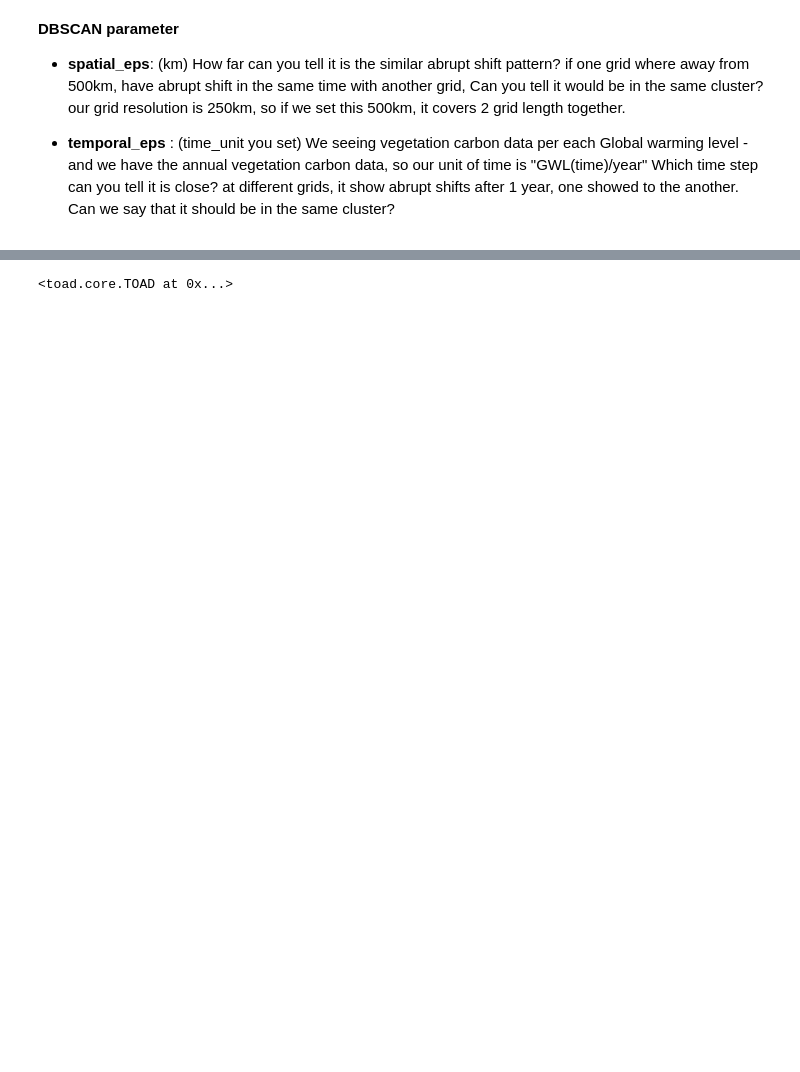
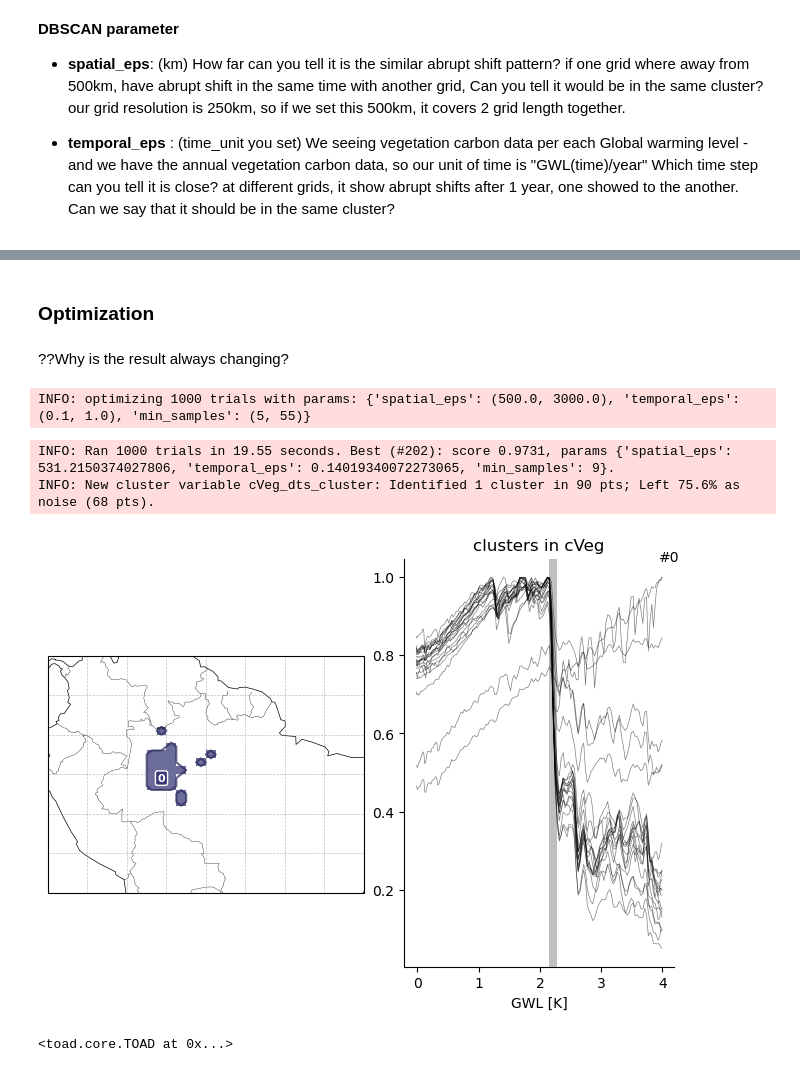
Before and after one commit to GinnyinGermany/TOAD_CLEWS, a Jupyter notebook: Amazon/TOAD_Amazon_main.ipynb, the cells around one changed output, grey strips where cells are left out. Saved outputs shown, nothing was run; the diff lists cells and outputs as text; code cells hidden in the pictures; blank space fills up the shorter version.

```diff
--- a/Amazon/TOAD_Amazon_main.ipynb
+++ b/Amazon/TOAD_Amazon_main.ipynb
@@ -204,3 +197,34 @@ Which time step can you tell it is close? at different grids, it show abrupt shi
+# %% [markdown]
+### Optimization
+# %% [markdown]
+??Why is the result always changing?
+# %%
+td.compute_clusters(
+    var=VARIABLE,
+    method=SpaceTimeDBSCAN,
+    shift_direction="negative",
+    shift_selection="local",
+
+    optimize=True,
+    optimize_params={
+        "spatial_eps": (500.0, 3000.0),   # km
+        "temporal_eps": (0.1, 1.0),       # °C GWL
+        "min_samples": (5, 55),            # integer
+    },
+
+    optimize_objective="combined_spatial_nonlinearity",
+    optimize_direction="maximize",
+    optimize_n_trials=1000,
+    overwrite=True,
+)
+
+# plot the latest cluster variable
+td.plot.overview(td.cluster_vars[-1], normalize="max_each");
+# %% [output]
+INFO: optimizing 1000 trials with params: {'spatial_eps': (500.0, 3000.0), 'temporal_eps': (0.1, 1.0), 'min_samples': (5, 55)}
+INFO: Ran 1000 trials in 19.55 seconds. Best (#202): score 0.9731, params {'spatial_eps': 531.2150374027806, 'temporal_eps': 0.14019340072273065, 'min_samples': 9}.
+INFO: New cluster variable cVeg_dts_cluster: Identified 1 cluster in 90 pts; Left 75.6% as noise (68 pts).
+[figure, added]
 # %%
 td
 # %% [output]
```
Also changed, not shown: parts of 18 cells of this notebook, 32 other files.
